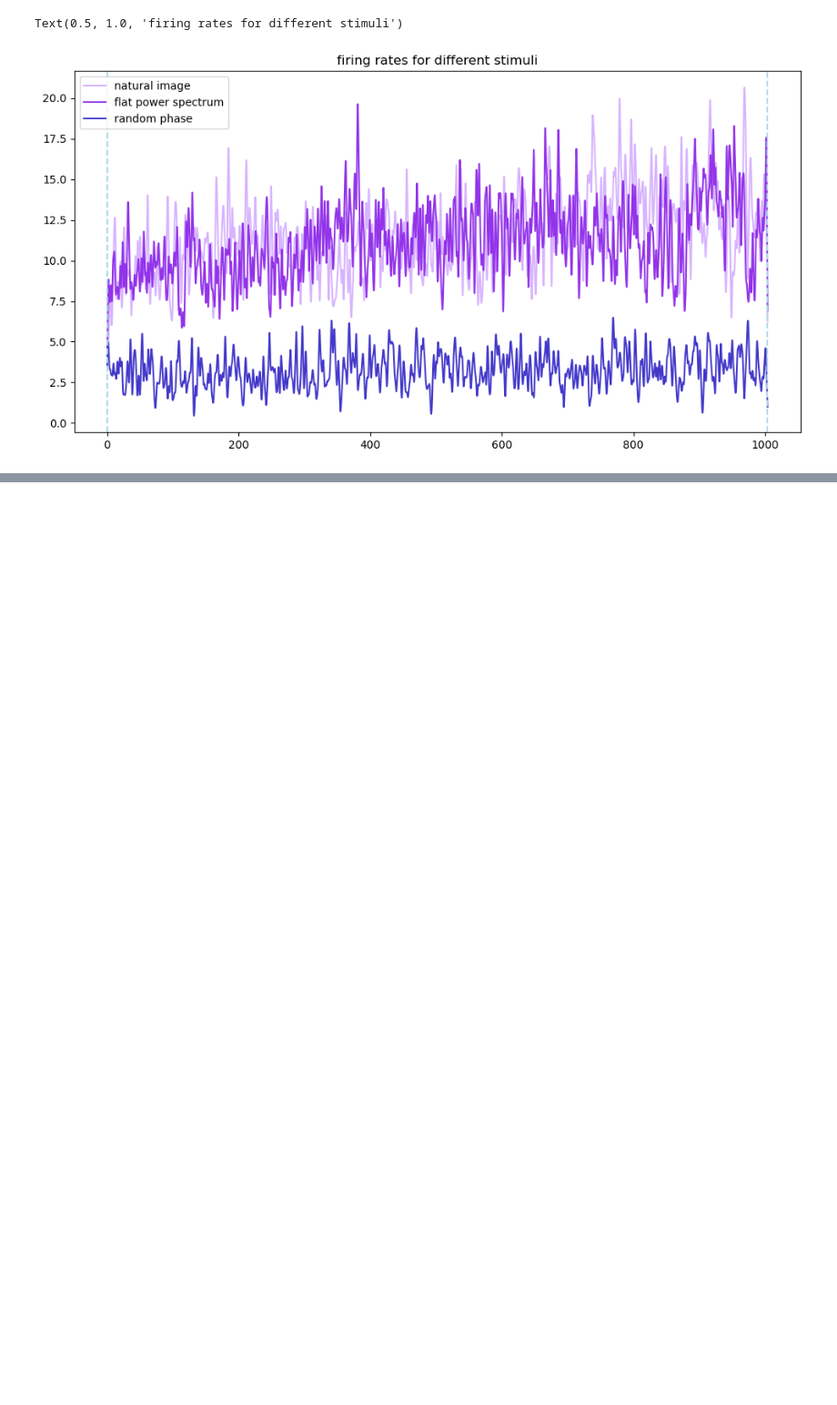
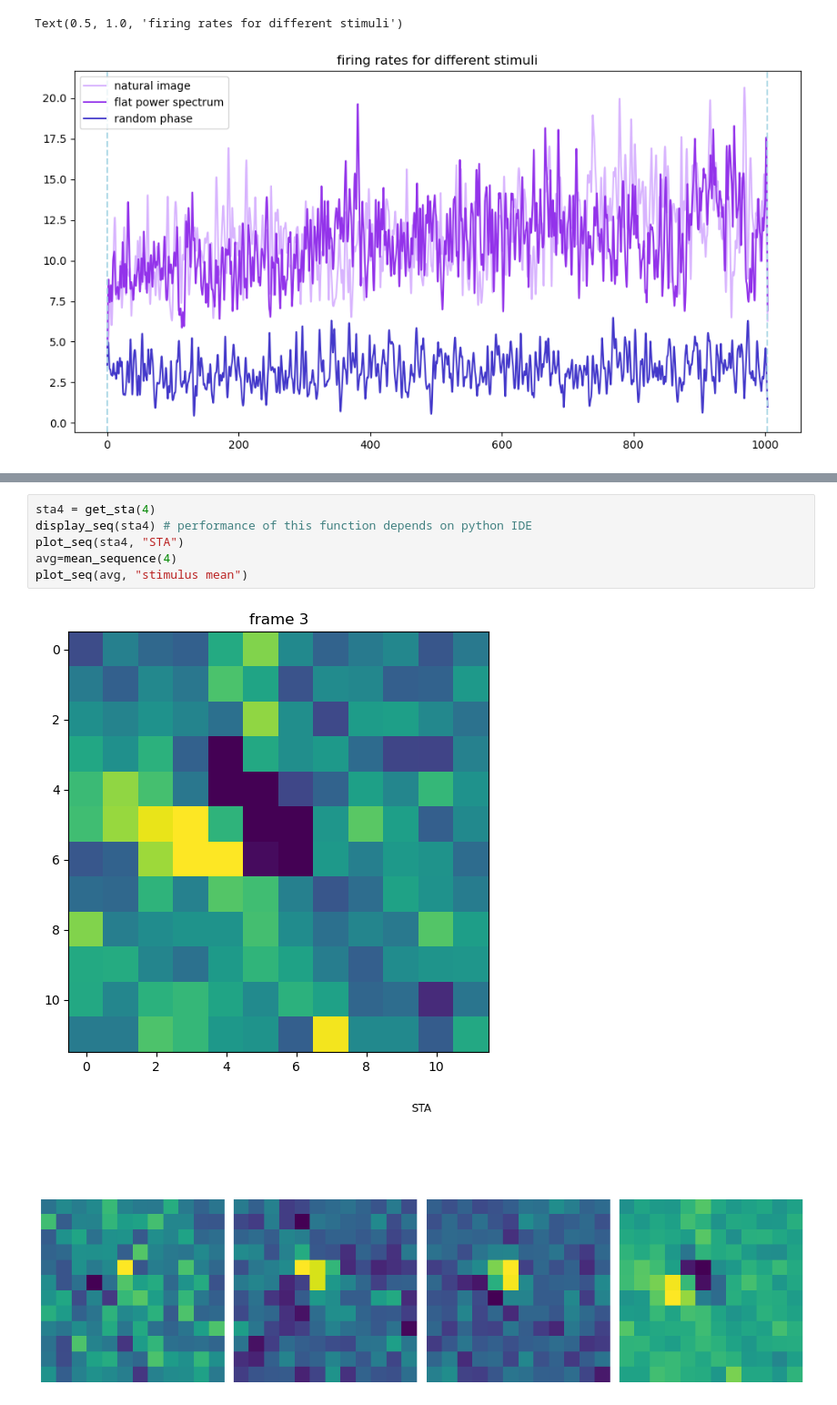
Before and after one commit to alessandrodipiano/neural_encoding, a Jupyter notebook: notebook/start.ipynb, the cells around one changed output, grey strips where cells are left out. Shown at 91% size. Drawn from its saved outputs; the diff is of its cells as text; blank space fills up the shorter version.

```diff
--- a/notebook/start.ipynb
+++ b/notebook/start.ipynb
@@ -1472,0 +1604,9 @@ STA on the whitened stimulus
+# %%
+sta4 = get_sta(4)
+display_seq(sta4) # performance of this function depends on python IDE
+plot_seq(sta4, "STA")
+avg=mean_sequence(4)
+plot_seq(avg, "stimulus mean")
+# %% [output]
+[figure, added]
+[figure, added]
```
Also changed, not shown: parts of 26 cells of this notebook.
